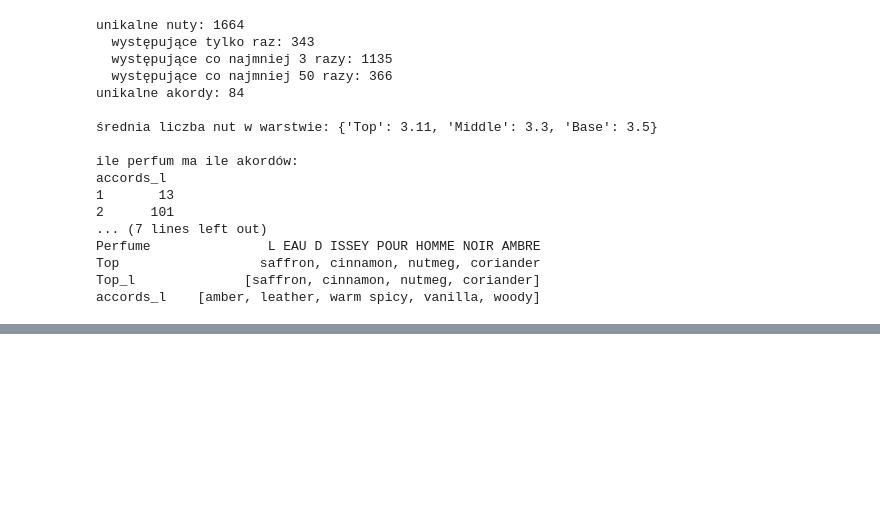
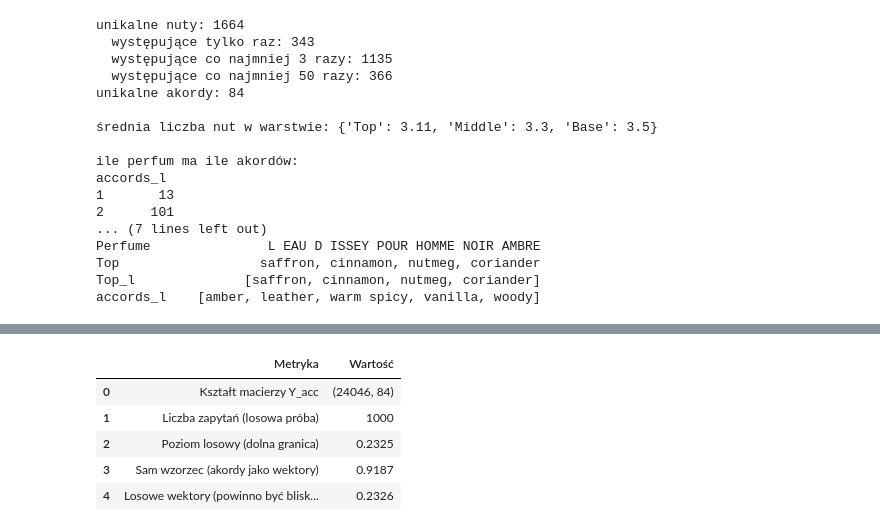
Before and after one commit to adamdobrogowski/PerfumeCollectionApp, a Jupyter notebook: notatniki/embeddings.ipynb, the cells around one changed output, grey strips where cells are left out. Cells and saved outputs as stored; diff of their text form; code cells hidden in the pictures; blank space fills up the shorter version.

```diff
--- a/notatniki/embeddings.ipynb
+++ b/notatniki/embeddings.ipynb
@@ -184,0 +210,64 @@ print("najczęstsze akordy (w ilu perfumach):",
+# %%
+# =====================================================================
+# TEST ZASTĘPCZY "NUTY -> AKORDY" (AccAgree@10)
+# =====================================================================
+# Problem: nie mamy prawdziwych odpowiedzi, które perfumy są podobne.
+# Pomysł: akordy opisują zapach ODBIERANY (głosy użytkowników), a nuty to skład
+# DEKLAROWANY. Budujemy osadzenie wyłącznie z nut i sprawdzamy, czy sąsiedzi
+# perfum mają podobne AKORDY do tych perfum, choć akordów nie użyliśmy.
+#
+#   AccAgree@10 = średnia po zapytaniach q z średniej po 10 sąsiadach n z cos(a_q, a_n)
+#   (a = znormalizowany wektor rangowych wag akordów)
+#
+# Zastrzeżenie: akordy częściowo wynikają z nut, więc test jest częściowo "okrężny".
+# To wciąż jedyny sygnał percepcyjny niezależny od naszych cech.
+
+# 1. Przygotowanie "odpowiedzi" - gęsta macierz znormalizowanych akordów
+Y_acc = normalize(X_acc).toarray()
+rng = np.random.default_rng(CONFIG["SEED"])
+
+# 2. Losowanie zapytań
+Q = rng.choice(N, 1000, replace=False)  # 1000 losowych perfum-zapytań
+
+# 3. Wyznaczenie poziomu losowego (dolna granica)
+rand_baseline = float((Y_acc[Q] @ Y_acc.T).mean())
+
+def acc_agree(Z, k=10, queries=Q):
+    """
+    Funkcja oceniająca pokrycie akordów wśród k-najbliższych sąsiadów
+    na podstawie macierzy osadzeń Z.
+    """
+    # Obliczenie kosinusów zapytań względem wszystkich perfum
+    sim = Z[queries] @ Z.T
+    sim = sim.toarray() if sp.issparse(sim) else np.asarray(sim)
+
+    # Wykluczenie perfum jako własnych sąsiadów
+    sim[np.arange(len(queries)), queries] = -9
+
+    # Wybór k najbliższych sąsiadów (szybkie partycjonowanie zamiast sortowania)
+    top = np.argpartition(-sim, k, axis=1)[:, :k]
+
+    # Obliczenie średniego podobieństwa akordów sąsiadów do zapytania
+    wyniki = [(Y_acc[top[i]] @ Y_acc[q]).mean() for i, q in enumerate(queries)]
+    return float(np.mean(wyniki))
+
+# 4. Generowanie wektorów losowych do testu dolnej granicy
+los = normalize(np.random.default_rng(0).normal(size=(N, 64)))
+
+wyniki_testow = [
+    {"Metryka": "Kształt macierzy Y_acc", "Wartość": str(Y_acc.shape)},
+    {"Metryka": "Liczba zapytań (losowa próba)", "Wartość": len(Q)},
+    {"Metryka": "Poziom losowy (dolna granica)", "Wartość": round(rand_baseline, 4)},
+    {"Metryka": "Sam wzorzec (akordy jako wektory)", "Wartość": round(acc_agree(Y_acc), 4)},
+    {"Metryka": "Losowe wektory", "Wartość": round(acc_agree(los), 4)} # powinny być bliskie dolnej granicy
+]
+
+df_wyniki = pd.DataFrame(wyniki_testow)
+display(df_wyniki)
+# %% [output]
+|  | Metryka | Wartość |
+| 0 | Kształt macierzy Y_acc | (24046, 84) |
+| 1 | Liczba zapytań (losowa próba) | 1000 |
+| 2 | Poziom losowy (dolna granica) | 0.2325 |
+| 3 | Sam wzorzec (akordy jako wektory) | 0.9187 |
+| 4 | Losowe wektory (powinno być blisk... | 0.2326 |
```
Also changed, not shown: parts of 2 cells of this notebook.
